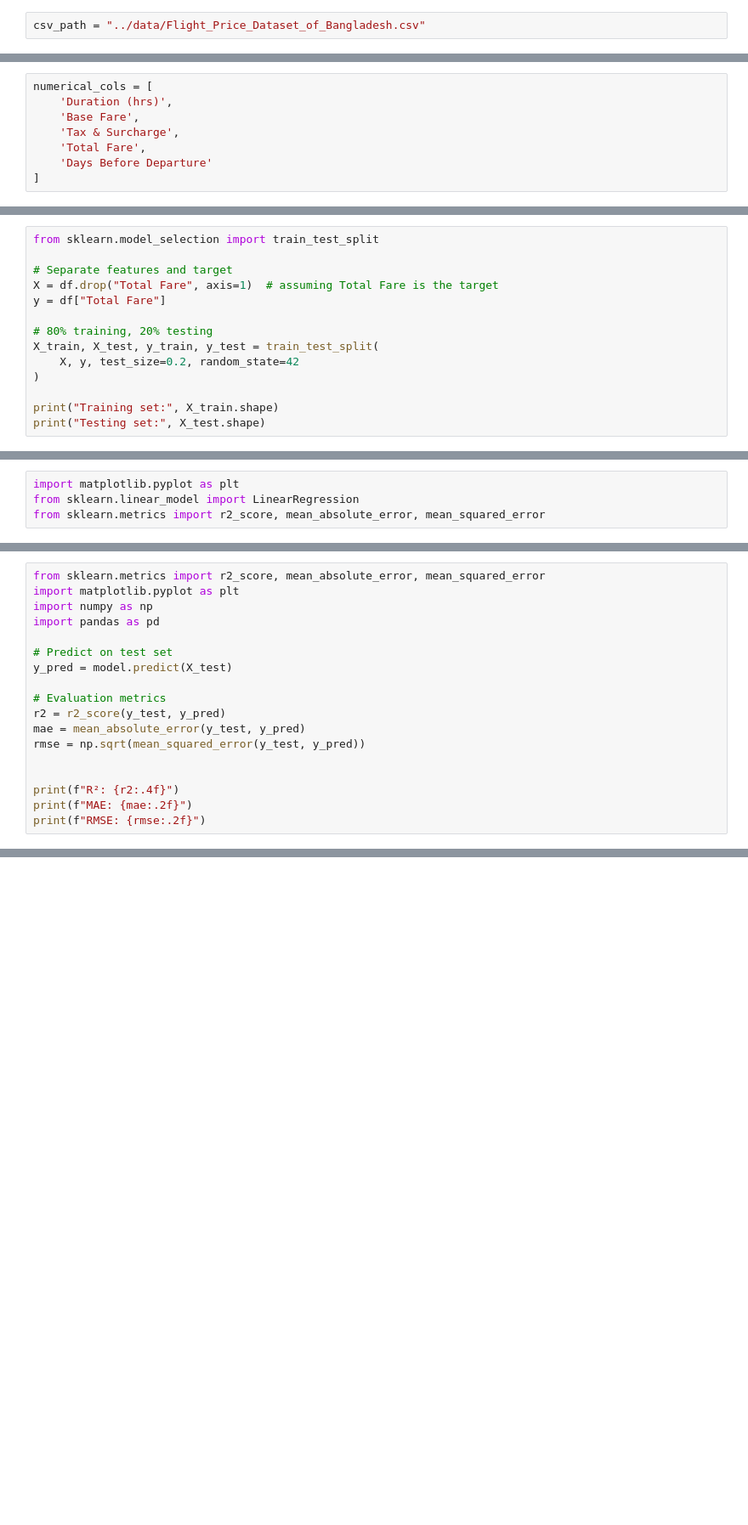
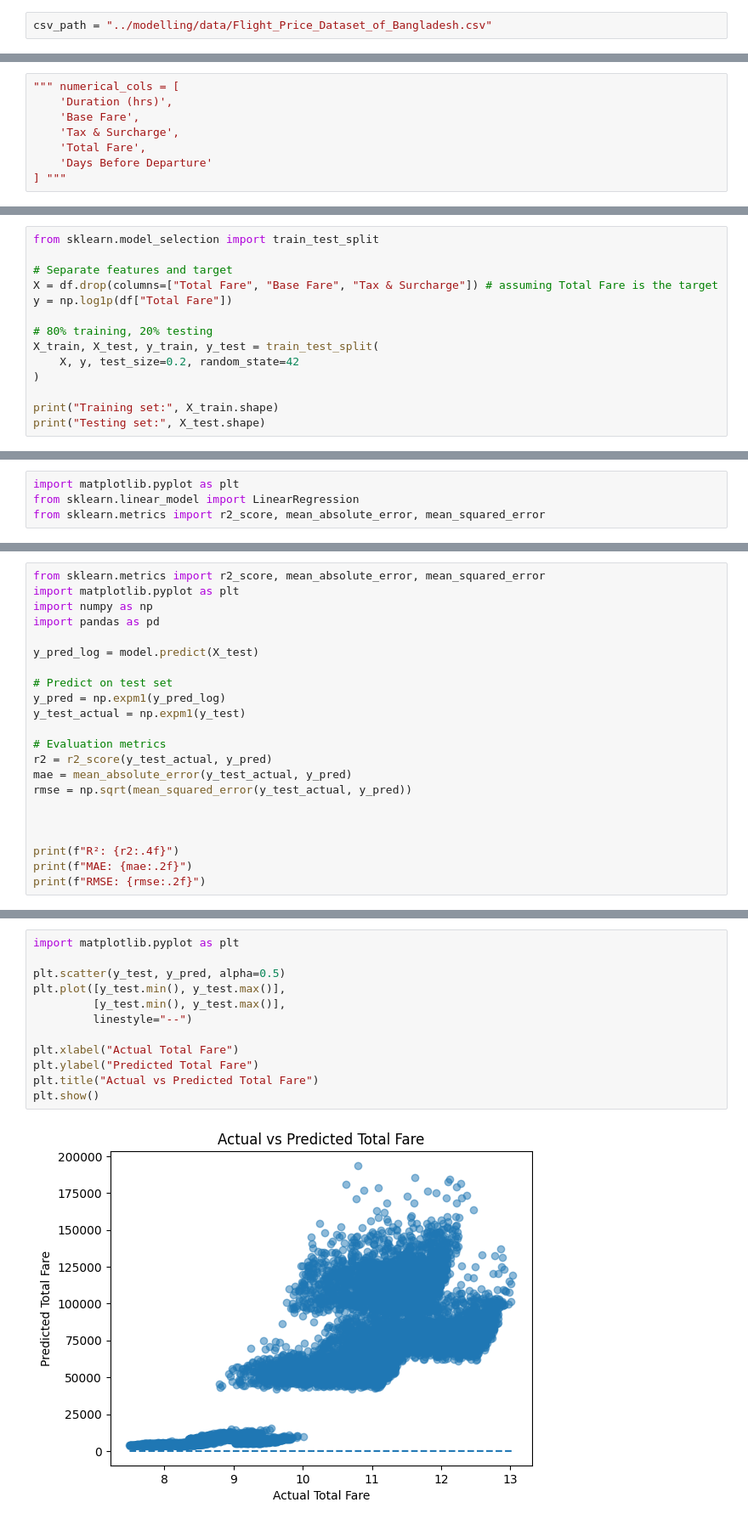
Before and after one commit to Jerry-Khobby/Flight-Fare-Prediction-Using-Machine-Learning, a Jupyter notebook: notebooks/data-cleaning.ipynb, the cells around one changed output, grey strips where cells are left out. Shown at 85% size. Saved outputs shown, nothing was run; the diff lists cells and outputs as text; blank space fills up the shorter version.

```diff
--- a/notebooks/data-cleaning.ipynb
+++ b/notebooks/data-cleaning.ipynb
@@ -26,7 +27,7 @@ import numpy as np
 import seaborn as sns
 import matplotlib.pyplot as plt
 # %%
-csv_path = "../data/Flight_Price_Dataset_of_Bangladesh.csv"
+csv_path = "../modelling/data/Flight_Price_Dataset_of_Bangladesh.csv"
 # %%
 df = pd.read_csv(csv_path)
 # %% [markdown]
@@ -521,10 +543,10 @@ print(df["Stopovers"].unique())
 # %% [output]
 [0 1 2]
 # %%
-numerical_cols = [
+""" numerical_cols = [
     'Duration (hrs)',
     'Base Fare',
     'Tax & Surcharge',
     'Total Fare',
     'Days Before Departure'
-]
+] """
@@ -548,8 +575,8 @@ df[numerical_cols] = scaler.fit_transform(df[numerical_cols])
 from sklearn.model_selection import train_test_split
 
 # Separate features and target
-X = df.drop("Total Fare", axis=1)  # assuming Total Fare is the target
-y = df["Total Fare"]
+X = df.drop(columns=["Total Fare", "Base Fare", "Tax & Surcharge"]) # assuming Total Fare is the target
+y = np.log1p(df["Total Fare"])
 
 # 80% training, 20% testing
 X_train, X_test, y_train, y_test = train_test_split(
@@ -616,13 +630,17 @@ import matplotlib.pyplot as plt
 import numpy as np
 import pandas as pd
 
+y_pred_log = model.predict(X_test)
+
 # Predict on test set
-y_pred = model.predict(X_test)
+y_pred = np.expm1(y_pred_log)
+y_test_actual = np.expm1(y_test)
 
 # Evaluation metrics
-r2 = r2_score(y_test, y_pred)
-mae = mean_absolute_error(y_test, y_pred)
-rmse = np.sqrt(mean_squared_error(y_test, y_pred))
+r2 = r2_score(y_test_actual, y_pred)
+mae = mean_absolute_error(y_test_actual, y_pred)
+rmse = np.sqrt(mean_squared_error(y_test_actual, y_pred))
+
 
 
 print(f"R²: {r2:.4f}")
@@ -634,0 +653,14 @@ RMSE: 0.00
+# %%
+import matplotlib.pyplot as plt
+
+plt.scatter(y_test, y_pred, alpha=0.5)
+plt.plot([y_test.min(), y_test.max()],
+         [y_test.min(), y_test.max()],
+         linestyle="--")
+
+plt.xlabel("Actual Total Fare")
+plt.ylabel("Predicted Total Fare")
+plt.title("Actual vs Predicted Total Fare")
+plt.show()
+# %% [output]
+[figure, added]
```
Also changed, not shown: parts of 17 cells of this notebook, 40 other files.
